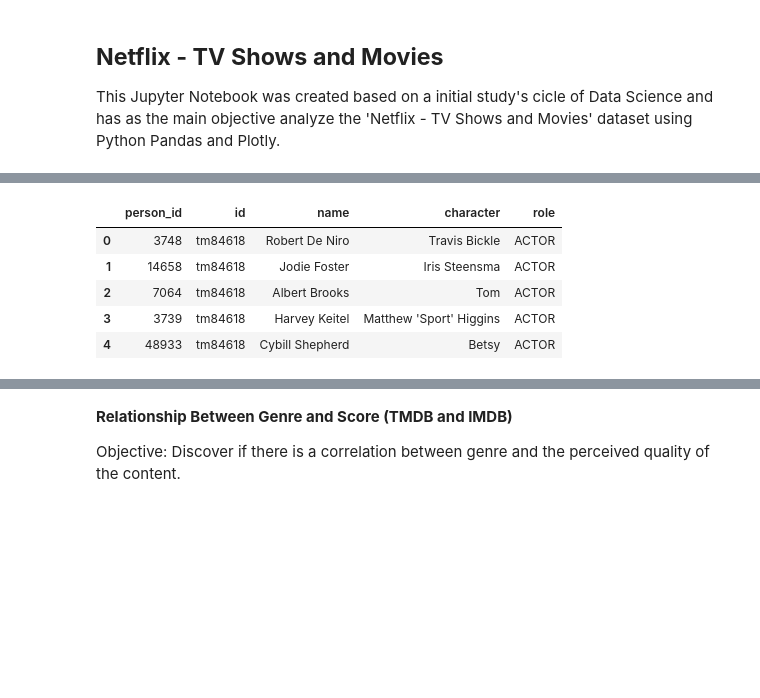
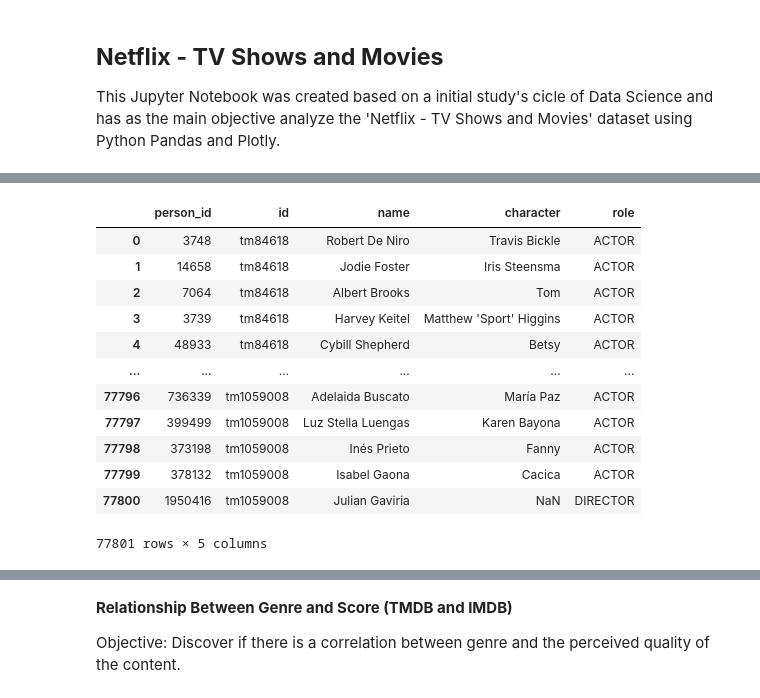
Before and after one commit to Limaniteroi/DataScience, a Jupyter notebook: Netflix Analysis - DataSet - Week 2/NTSM.ipynb, the cells around one changed output, grey strips where cells are left out. Saved outputs shown, nothing was run; the diff lists cells and outputs as text; code cells hidden in the pictures; blank space fills up the shorter version.

```diff
--- a/Netflix Analysis - DataSet - Week 2/NTSM.ipynb
+++ b/Netflix Analysis - DataSet - Week 2/NTSM.ipynb
@@ -22,14 +22,21 @@ display(df_titles.head(3))
 | 2 | tm154986 | Deliverance | MOVIE | Intent on seeing the Cahulawassee... | 1972 | R | 109 | ['drama', 'action', 'thriller', '... | ... |
 # %%
 # Show the credits dataset with display
-display(df_credits.head(5))
+display(df_credits)
 # %% [output]
 |  | person_id | id | name | character | role |
 | 0 | 3748 | tm84618 | Robert De Niro | Travis Bickle | ACTOR |
 | 1 | 14658 | tm84618 | Jodie Foster | Iris Steensma | ACTOR |
 | 2 | 7064 | tm84618 | Albert Brooks | Tom | ACTOR |
 | 3 | 3739 | tm84618 | Harvey Keitel | Matthew 'Sport' Higgins | ACTOR |
 | 4 | 48933 | tm84618 | Cybill Shepherd | Betsy | ACTOR |
+| ... | ... | ... | ... | ... | ... |
+| 77796 | 736339 | tm1059008 | Adelaida Buscato | María Paz | ACTOR |
+| 77797 | 399499 | tm1059008 | Luz Stella Luengas | Karen Bayona | ACTOR |
+| 77798 | 373198 | tm1059008 | Inés Prieto | Fanny | ACTOR |
+| 77799 | 378132 | tm1059008 | Isabel Gaona | Cacica | ACTOR |
+| 77800 | 1950416 | tm1059008 | Julian Gaviria | NaN | DIRECTOR |
+77801 rows × 5 columns
 # %%
 # Show the basic statistics
 display(df_titles.describe())
```
Also changed, not shown: parts of 8 cells of this notebook.
